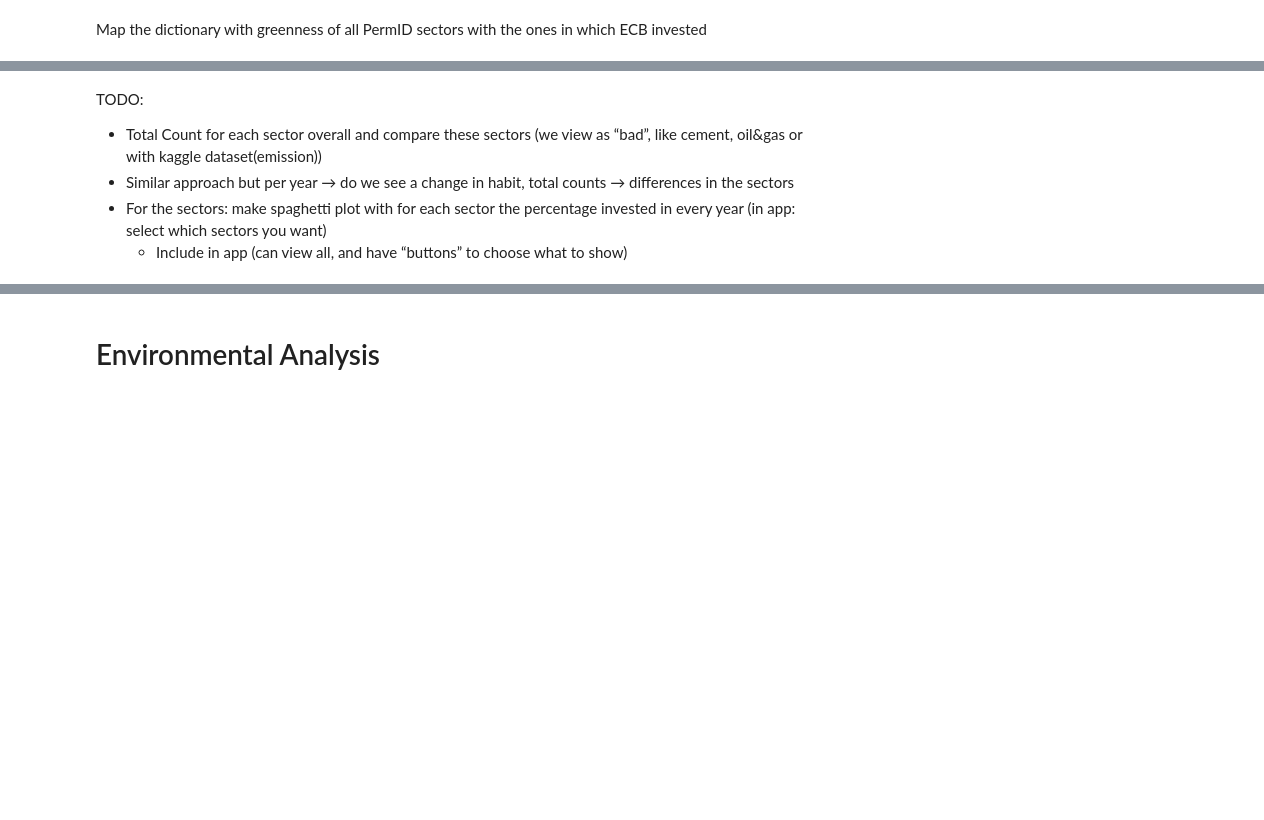
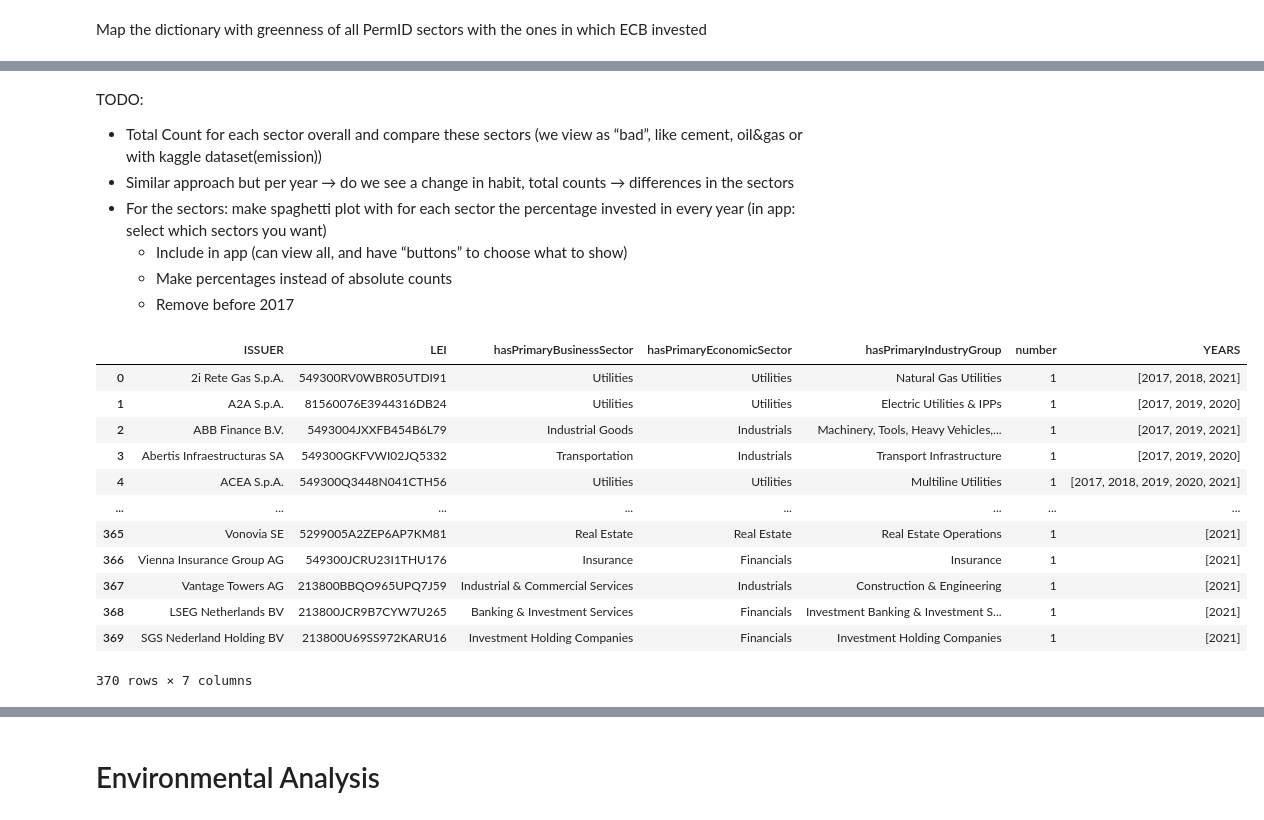
Before and after one commit to AukeVanSighem/ECB-Bond-Purchases, a Jupyter notebook: DataAnalysis.ipynb, the cells around one changed output, grey strips where cells are left out. Drawn from its saved outputs; the diff is of its cells as text; code cells hidden in the pictures; blank space fills up the shorter version.

```diff
--- a/DataAnalysis.ipynb
+++ b/DataAnalysis.ipynb
@@ -91,5 +186,22 @@ TODO:
 - Similar approach but per year → do we see a change in habit, total counts → differences in the sectors
 - For the sectors: make spaghetti plot with for each sector the percentage invested in every year (in app: select which sectors you want)
     - Include in app (can view all, and have “buttons” to choose what to show)
+    - Make percentages instead of absolute counts
+    - Remove before 2017
 # %%
 sector_mappings_with_years = sectors.get_sector_mappings_with_years(sector_mappings, years_issuer_bought)
+sector_mappings_with_years
+# %% [output]
+|  | ISSUER | LEI | hasPrimaryBusinessSector | hasPrimaryEconomicSector | hasPrimaryIndustryGroup | number | YEARS |
+| 0 | 2i Rete Gas S.p.A. | 549300RV0WBR05UTDI91 | Utilities | Utilities | Natural Gas Utilities | 1 | [2017, 2018, 2021] |
+| 1 | A2A S.p.A. | 81560076E3944316DB24 | Utilities | Utilities | Electric Utilities & IPPs | 1 | [2017, 2019, 2020] |
+| 2 | ABB Finance B.V. | 5493004JXXFB454B6L79 | Industrial Goods | Industrials | Machinery, Tools, Heavy Vehicles,... | 1 | [2017, 2019, 2021] |
+| 3 | Abertis Infraestructuras SA | 549300GKFVWI02JQ5332 | Transportation | Industrials | Transport Infrastructure | 1 | [2017, 2019, 2020] |
+| 4 | ACEA S.p.A. | 549300Q3448N041CTH56 | Utilities | Utilities | Multiline Utilities | 1 | [2017, 2018, 2019, 2020, 2021] |
+| ... | ... | ... | ... | ... | ... | ... | ... |
+| 365 | Vonovia SE | 5299005A2ZEP6AP7KM81 | Real Estate | Real Estate | Real Estate Operations | 1 | [2021] |
+| 366 | Vienna Insurance Group AG | 549300JCRU23I1THU176 | Insurance | Financials | Insurance | 1 | [2021] |
+| 367 | Vantage Towers AG | 213800BBQO965UPQ7J59 | Industrial & Commercial Services | Industrials | Construction & Engineering | 1 | [2021] |
+| 368 | LSEG Netherlands BV | 213800JCR9B7CYW7U265 | Banking & Investment Services | Financials | Investment Banking & Investment S... | 1 | [2021] |
+| 369 | SGS Nederland Holding BV | 213800U69SS972KARU16 | Investment Holding Companies | Financials | Investment Holding Companies | 1 | [2021] |
+370 rows × 7 columns
```
Also changed, not shown: parts of 11 cells of this notebook, 1 other file.
